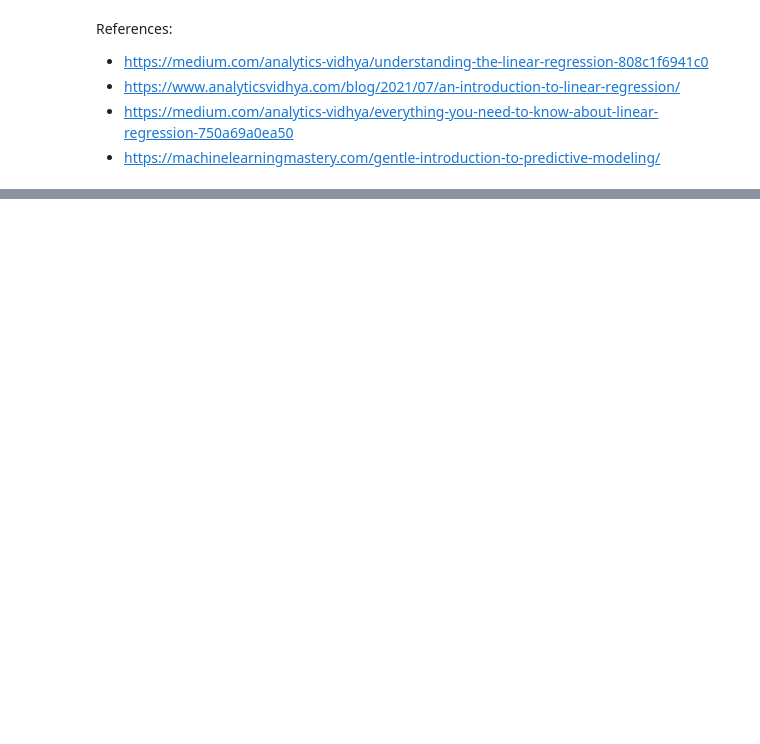
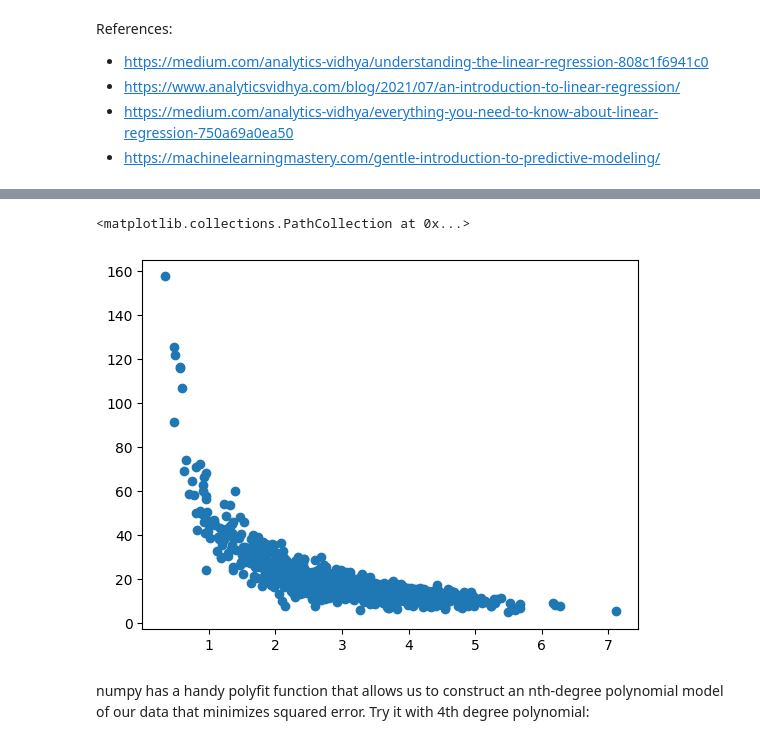
Before and after one commit to ivymorenomt/mlNotes, a Jupyter notebook: Predictive Models.ipynb, the cells around one changed output, grey strips where cells are left out. Cells and saved outputs as stored; diff of their text form; code cells hidden in the pictures; blank space fills up the shorter version.

Commit message:
Added Polynomial Regression

```diff
--- a/Predictive Models.ipynb
+++ b/Predictive Models.ipynb
@@ -54,0 +61,12 @@ References:
+# %%
+np.random.seed(2)
+
+pageSpeeds = np.random.normal(3.0, 1.0, 1000)
+purchaseAmount = np.random.normal(50.0, 10.0, 1000)/pageSpeeds
+
+plt.scatter(pageSpeeds, purchaseAmount)
+# %% [output]
+<matplotlib.collections.PathCollection at 0x...>
+[figure, added]
+# %% [markdown]
+numpy has a handy polyfit function that allows us to construct an nth-degree polynomial model of our data that minimizes squared error. Try it with 4th degree polynomial:
```
Also changed, not shown: parts of 14 cells of this notebook.
